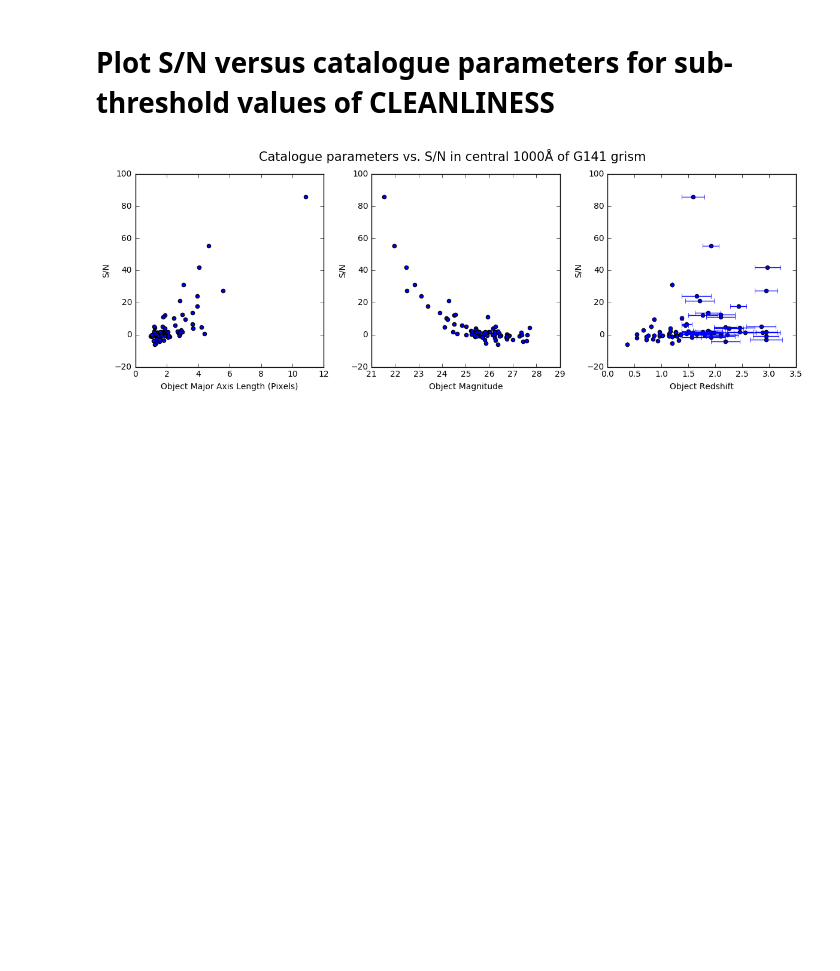
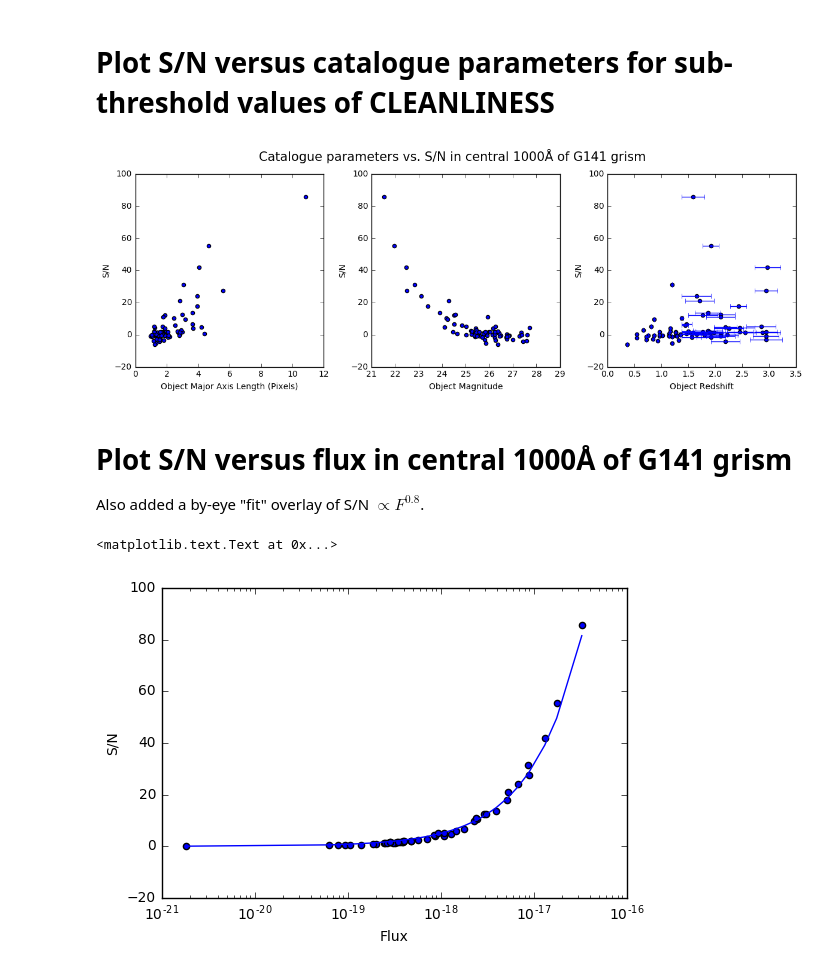
Before and after one commit to AstroZooMin/WISPSBayesianLineID, a Jupyter notebook: BayesianFramework/CleanSpectrumSampling.ipynb, the cells around one changed output. Cells and saved outputs as stored; diff of their text form; code cells hidden in the pictures; blank space fills up the shorter version.

Commit message:
Added S/N versus Flux plot

```diff
--- a/BayesianFramework/CleanSpectrumSampling.ipynb
+++ b/BayesianFramework/CleanSpectrumSampling.ipynb
@@ -321,6 +321,8 @@ display(g141Frame)
 # %%
 g141SignalToNoiseRatios = []
 spectrumObjects = []
+spectrumFluxes = []
+spectrumFluxErrors = []
 for spectrumPath in g141SpectraPaths :
     spectrumObject = int(re.search(r'.*BEAM_([0-9]+)A.dat', spectrumPath).group(1))
     spectrumObjects.append(spectrumObject)
@@ -330,11 +332,14 @@ for spectrumPath in g141SpectraPaths :
     wavelengthCutRange = (centralWavelength - 500, centralWavelength+500)
     wavelengthCut = (spectrumFrame.WAVELENGTH > wavelengthCutRange[0]) & (spectrumFrame.WAVELENGTH < wavelengthCutRange[1])
     #print('wavelengthCutRange', wavelengthCutRange)
-    signalToNoise = np.sum(spectrumFrame[wavelengthCut].FLUX)/np.sqrt(np.sum(spectrumFrame[wavelengthCut].ERROR**2))
+    spectrumFluxes.append(np.sum(spectrumFrame[wavelengthCut].FLUX))
+    spectrumFluxErrors.append(np.sqrt(np.sum(spectrumFrame[wavelengthCut].ERROR**2)))
+    signalToNoise = spectrumFluxes[-1]/spectrumFluxErrors[-1]
+    #np.sum(spectrumFrame[wavelengthCut].FLUX)/np.sqrt(np.sum(spectrumFrame[wavelengthCut].ERROR**2))
     g141SignalToNoiseRatios.append(signalToNoise)
     #print('signalToNoise', signalToNoise)
     #spectrumFrame.dropna().plot.line(x='WAVELENGTH', y='FLUX', yerr='ERROR', logy=True)
 
-g141SigToNoiseFrame = pd.DataFrame({'SPECTRUM_OBJECT': spectrumObjects, 'SIG_OVER_NOISE' : g141SignalToNoiseRatios}).set_index('SPECTRUM_OBJECT').sort_index()
+g141SigToNoiseFrame = pd.DataFrame({'SPECTRUM_OBJECT': spectrumObjects, 'SIG_OVER_NOISE' : g141SignalToNoiseRatios, 'FLUX' : spectrumFluxes, 'FLUXERR' : spectrumFluxErrors}).set_index('SPECTRUM_OBJECT').sort_index()
 
 g141Frame = g141Frame.merge(g141SigToNoiseFrame, left_on='OBJECT', right_index=True)
@@ -365,3 +391,15 @@ mplplot.suptitle('Catalogue parameters vs. S/N in central 1000Å of G141 grism',
 mplplot.tight_layout()
 # %% [output]
 [figure]
+# %% [markdown]
+# Plot S/N versus flux in central 1000Å of G141 grism
+Also added a by-eye "fit" overlay of S/N $\propto F^{0.8}$.
+# %%
+axes = g141Frame[cleanlinessCut & (g141Frame.FLUX > 1e-29)].plot.scatter(x='FLUX', y='SIG_OVER_NOISE', logx=True)
+plotVals = zip(*sorted(zip(g141Frame[cleanlinessCut & (g141Frame.FLUX > 1e-29)].FLUX, 1.25e15*np.power(g141Frame[cleanlinessCut & (g141Frame.FLUX > 1e-29)].FLUX, 0.8)), key=lambda x : x[0]))
+axes.plot(*plotVals)
+axes.set_xlabel('Flux')
+axes.set_ylabel('S/N')
+# %% [output]
+<matplotlib.text.Text at 0x...>
+[figure, added]
```
Also changed, not shown: parts of 2 cells of this notebook.
